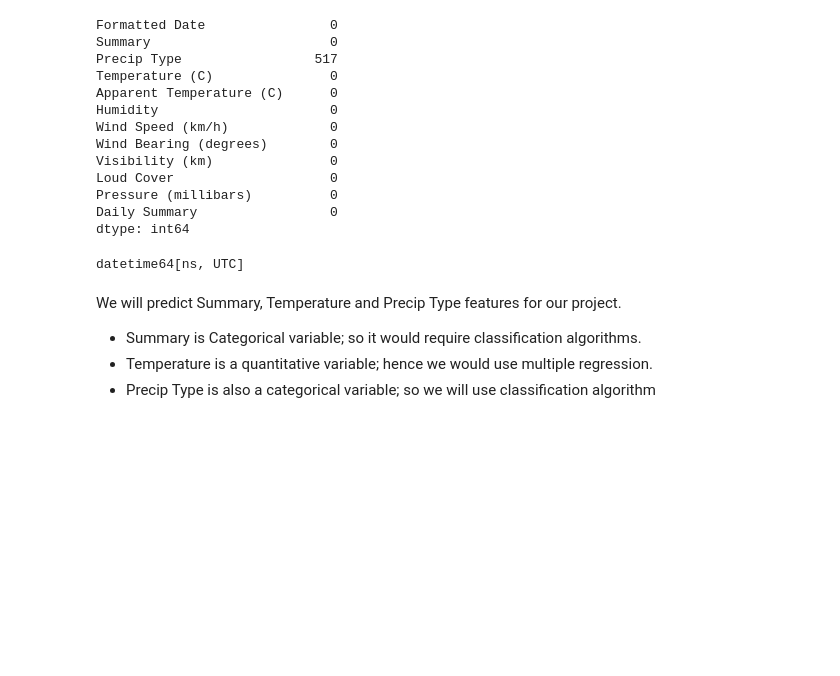
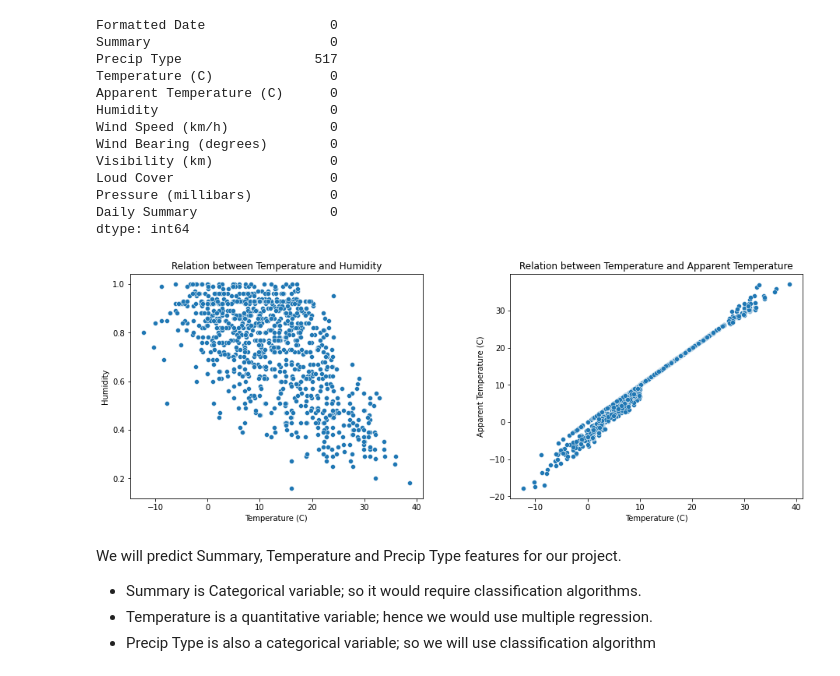
Before and after one commit to AmanCSE-1/Smart-Weather-Prediction-using-ML, a Jupyter notebook: main.ipynb, the cells around one changed output. Saved outputs shown, nothing was run; the diff lists cells and outputs as text; code cells hidden in the pictures; blank space fills up the shorter version.

Commit message:
Performed EDA for Linear Regression, Data Preprocessing for Precip Type

```diff
--- a/main.ipynb
+++ b/main.ipynb
@@ -61,0 +68,2 @@ memory usage: 8.8+ MB
+# %%
+df.set_index("Formatted Date").head()
@@ -96,12 +112,20 @@ dtype: int64
 # It will not add any value to the model
 
 df.drop('Loud Cover', axis=1, inplace=True)
-# %%
-df['Formatted Date'] = pd.to_datetime(df['Formatted Date'], utc=True)
-
-df['Formatted Date'].dtype
-# %% [output]
-datetime64[ns, UTC]
+# %%
+plt.subplots_adjust(left=0, right=2, bottom=0, top=1, wspace=0.3, hspace=0.1)
+
+plt.subplot(1,2,1)
+plt.title('Relation between Temperature and Humidity')
+sns.scatterplot(data=df.sample(1000, random_state=1), x='Temperature (C)', y='Humidity')
+
+plt.subplot(1,2,2)
+plt.title('Relation between Temperature and Apparent Temperature')
+sns.scatterplot(data=df.sample(1000, random_state=1), x='Temperature (C)', y='Apparent Temperature (C)')
+
+plt.show()
+# %% [output]
+[figure, added]
 # %% [markdown]
 We will predict Summary, Temperature and Precip Type features for our project.
 
```
Also changed, not shown: parts of 8 cells of this notebook.
